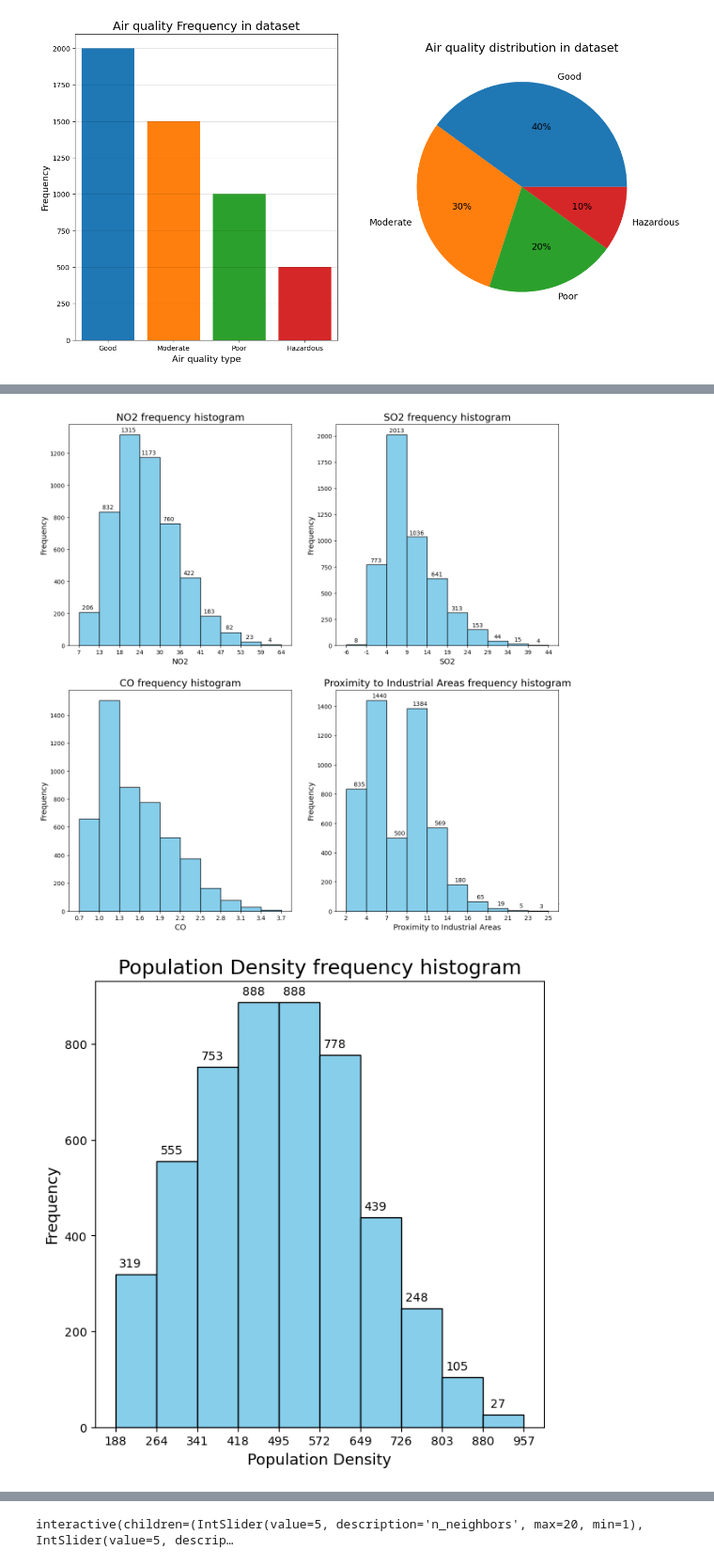
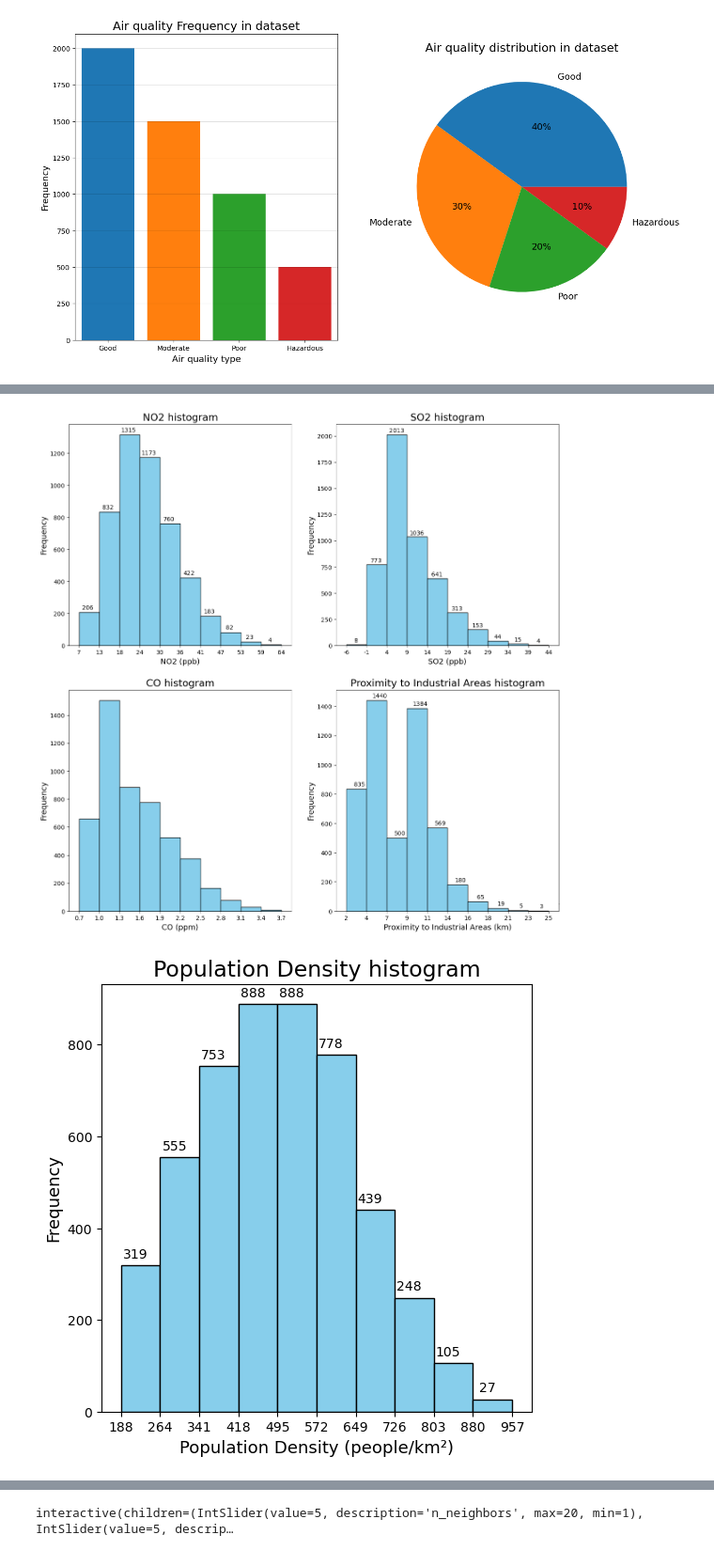
Before and after one commit to Ondralol/k-nearest-neighbours-article, a Jupyter notebook: main.ipynb, the cells around one changed output, grey strips where cells are left out. Shown at 94% size. Drawn from its saved outputs; the diff is of its cells as text; code cells hidden in the pictures.

```diff
--- a/main.ipynb
+++ b/main.ipynb
@@ -171,8 +171,8 @@ ax.set_xticks(bins)  # Use bins directly for edge ticks
 ax.set_xticklabels([int(x) for x in bins])
 
 # Set titles and labels
-ax.set_title("Temperature frequency histogram", fontsize = 17)
-ax.set_xlabel("Temperature", fontsize = 13)
+ax.set_title("Temperature histogram", fontsize = 17)
+ax.set_xlabel("Temperature (°C)", fontsize = 13)
 ax.set_ylabel("Frequency", fontsize = 13)
 
 for i, count in enumerate(counts):
@@ -187,8 +187,8 @@ ax.set_xticks(bins)  # Use bins directly for edge ticks
 ax.set_xticklabels([int(x) for x in bins])
 
 # Set titles and labels
-ax.set_title("Humidity frequency histogram", fontsize = 17)
-ax.set_xlabel("Humidity", fontsize = 13)
+ax.set_title("Humidity histogram", fontsize = 17)
+ax.set_xlabel("Humidity (%)", fontsize = 13)
 ax.set_ylabel("Frequency", fontsize = 13)
 
 for i, count in enumerate(counts):
@@ -204,8 +204,8 @@ ax.set_xticks(bins)  # Use bins directly for edge ticks
 ax.set_xticklabels([int(x) for x in bins])
 
 # Set titles and labels
-ax.set_title("PM2.5 frequency histogram", fontsize = 17)
-ax.set_xlabel("PM2.5", fontsize = 13)
+ax.set_title("PM2.5 histogram", fontsize = 17)
+ax.set_xlabel("PM2.5 (µg/m³)", fontsize = 13)
 ax.set_ylabel("Frequency", fontsize = 13)
 
 for i, count in enumerate(counts):
@@ -220,9 +220,9 @@ ax.set_xticks(bins)  # Use bins directly for edge ticks
 ax.set_xticklabels([int(x) for x in bins])
 
 # Set titles and labels
-ax.set_title("PM10 frequency histogram", fontsize = 17)
+ax.set_title("PM10 histogram", fontsize = 17)
 ax.set_xlabel("PM10", fontsize = 13)
-ax.set_ylabel("Frequency", fontsize = 13)
+ax.set_ylabel("Frequency (µg/m³)", fontsize = 13)
 
 for i, count in enumerate(counts):
     ax.text(bins[i]+15.5, count + 10, int(count), ha="center", va="bottom")
@@ -240,8 +240,8 @@ ax.set_xticks(bins)  # Use bins directly for edge ticks
 ax.set_xticklabels([int(x) for x in bins])
 
 # Set titles and labels
-ax.set_title("NO2 frequency histogram", fontsize = 17)
-ax.set_xlabel("NO2", fontsize = 13)
+ax.set_title("NO2 histogram", fontsize = 17)
+ax.set_xlabel("NO2 (ppb)", fontsize = 13)
 ax.set_ylabel("Frequency", fontsize = 13)
 
 for i, count in enumerate(counts):
@@ -256,8 +256,8 @@ ax.set_xticks(bins)  # Use bins directly for edge ticks
 ax.set_xticklabels([int(x) for x in bins])
 
 # Set titles and labels
-ax.set_title("SO2 frequency histogram", fontsize = 17)
-ax.set_xlabel("SO2", fontsize = 13)
+ax.set_title("SO2 histogram", fontsize = 17)
+ax.set_xlabel("SO2 (ppb)", fontsize = 13)
 ax.set_ylabel("Frequency", fontsize = 13)
 
 for i, count in enumerate(counts):
@@ -273,8 +273,8 @@ ax.set_xticks(bins)  # Use bins directly for edge ticks
 ax.set_xticklabels([f'{x:.1f}' for x in bins])
 
 # Set titles and labels
-ax.set_title("CO frequency histogram", fontsize = 17)
-ax.set_xlabel("CO", fontsize = 13)
+ax.set_title("CO histogram", fontsize = 17)
+ax.set_xlabel("CO (ppm)", fontsize = 13)
 ax.set_ylabel("Frequency", fontsize = 13)
 
 for i, count in enumerate(counts):
@@ -289,34 +289,34 @@ ax.set_xticks(bins)  # Use bins directly for edge ticks
 ax.set_xticklabels([int(x) for x in bins])
 
 # Set titles and labels
-ax.set_title("Proximity to Industrial Areas frequency histogram", fontsize = 17)
-ax.set_xlabel("Proximity to Industrial Areas", fontsize = 13)
+ax.set_title("Proximity to Industrial Areas histogram", fontsize = 17)
+ax.set_xlabel("Proximity to Industrial Areas (km)", fontsize = 13)
 ax.set_ylabel("Frequency", fontsize = 13)
 
 for i, count in enumerate(counts):
     ax.text(bins[i]+1.5, count + 10, int(count), ha="center", va="bottom")
 # %% [output]
-[figure, old version]
+[figure, new version]
 # %%
-fig, axes = plt.subplots(2, 2, figsize=(15, 15))
+fig, axes = plt.subplots(2, 2, figsize=(13, 13))
 
 ax = axes[0,0]
 # Plot the histogram
 counts, bins, patches = ax.hist(df_original["Population_Density"], edgecolor="black", color="skyblue")
 
 ax.set_xticks(bins)  # Use bins directly for edge ticks
 ax.set_xticklabels([int(x) for x in bins])
 
 # Set titles and labels
-ax.set_title("Population Density frequency histogram", fontsize = 17)
-ax.set_xlabel("Population Density", fontsize = 13)
+ax.set_title("Population Density histogram", fontsize = 17)
+ax.set_xlabel("Population Density (people/km²)", fontsize = 13)
 ax.set_ylabel("Frequency", fontsize = 13)
 
 for i, count in enumerate(counts):
     ax.text(bins[i]+28.5, count + 10, int(count), ha="center", va="bottom")
 
 axes[0,1].set_visible(False)
 axes[1,1].set_visible(False)
 axes[1,0].set_visible(False)
 # %% [output]
-[figure, old version]
+[figure, new version]
```
Also changed, not shown: parts of 9 cells of this notebook, 6 other files.
